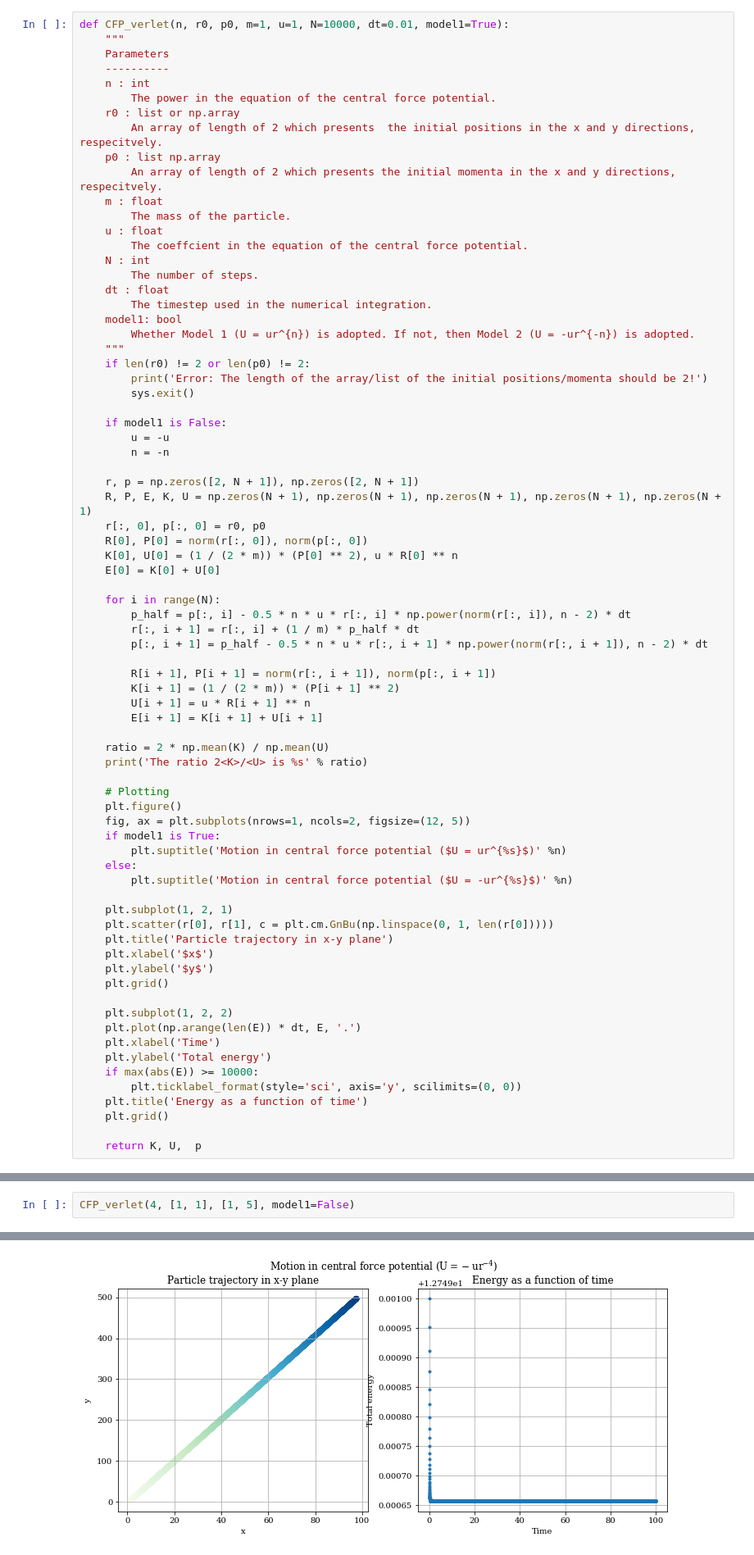
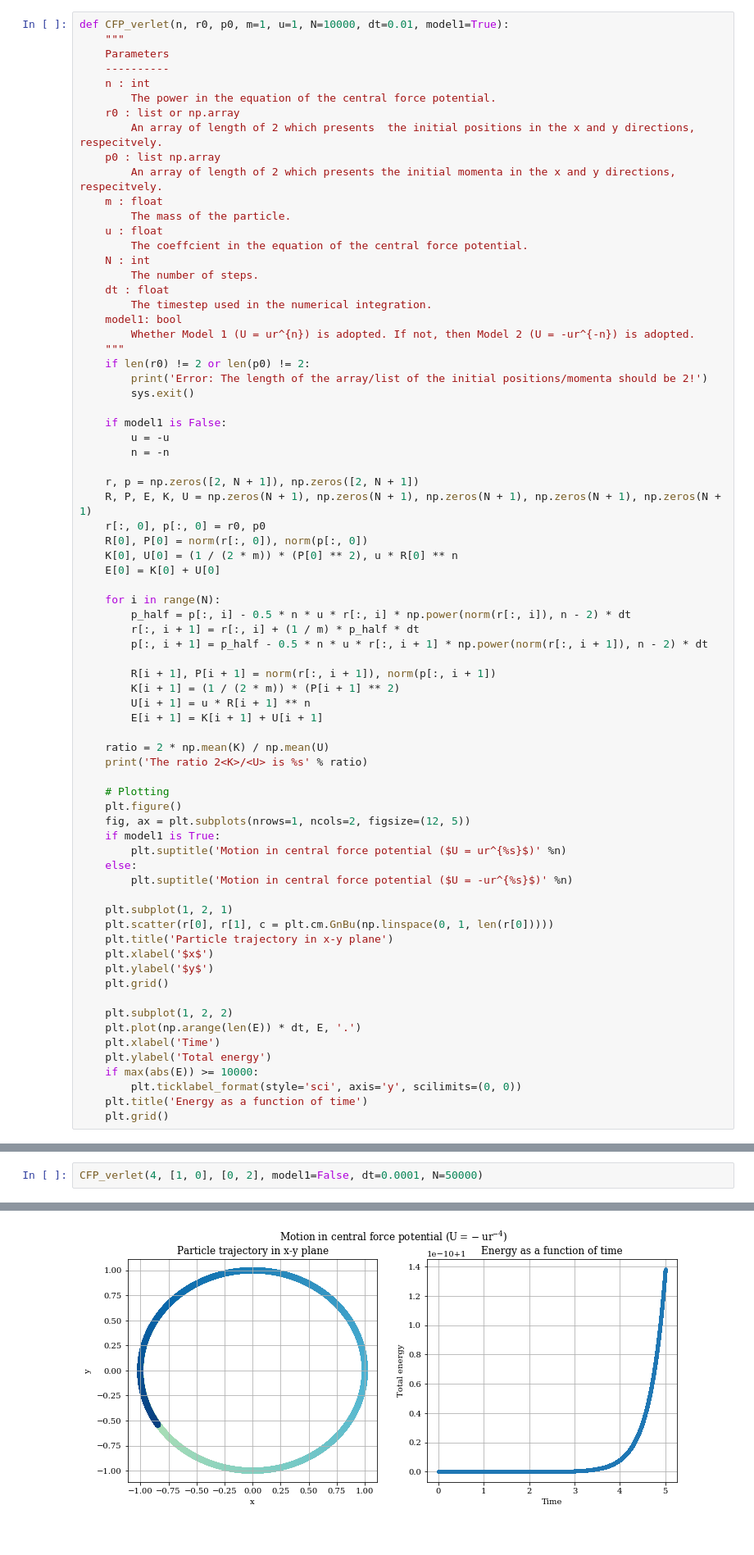
Before and after one commit to wehs7661/CompPhys, a Jupyter notebook: Homework/Homework_01.ipynb, the cells around one changed output, grey strips where cells are left out. Shown at 82% size. Cells and saved outputs as stored; diff of their text form.

```diff
--- a/Homework/Homework_01.ipynb
+++ b/Homework/Homework_01.ipynb
@@ -229,6 +229,4 @@ def CFP_verlet(n, r0, p0, m=1, u=1, N=10000, dt=0.01, model1=True):
         plt.ticklabel_format(style='sci', axis='y', scilimits=(0, 0))
     plt.title('Energy as a function of time')
     plt.grid()
-
-    return K, U,  p
 # %% [markdown]
@@ -370,3 +343,3 @@ The ratio 2<K>/<U> is -2095.7725798306856
 # %%
-CFP_verlet(4, [1, 1], [1, 5], model1=False)
+CFP_verlet(4, [1, 0], [0, 2], model1=False, dt=0.0001, N=50000)
 # %% [output]
@@ -374,2 +347,2 @@ The ratio 2<K>/<U> is -94007.74360266402
 <Figure size 432x288 with 0 Axes>
-[figure, old version]
+[figure, new version]
```
Also changed, not shown: parts of 9 cells of this notebook, 1 other file.
